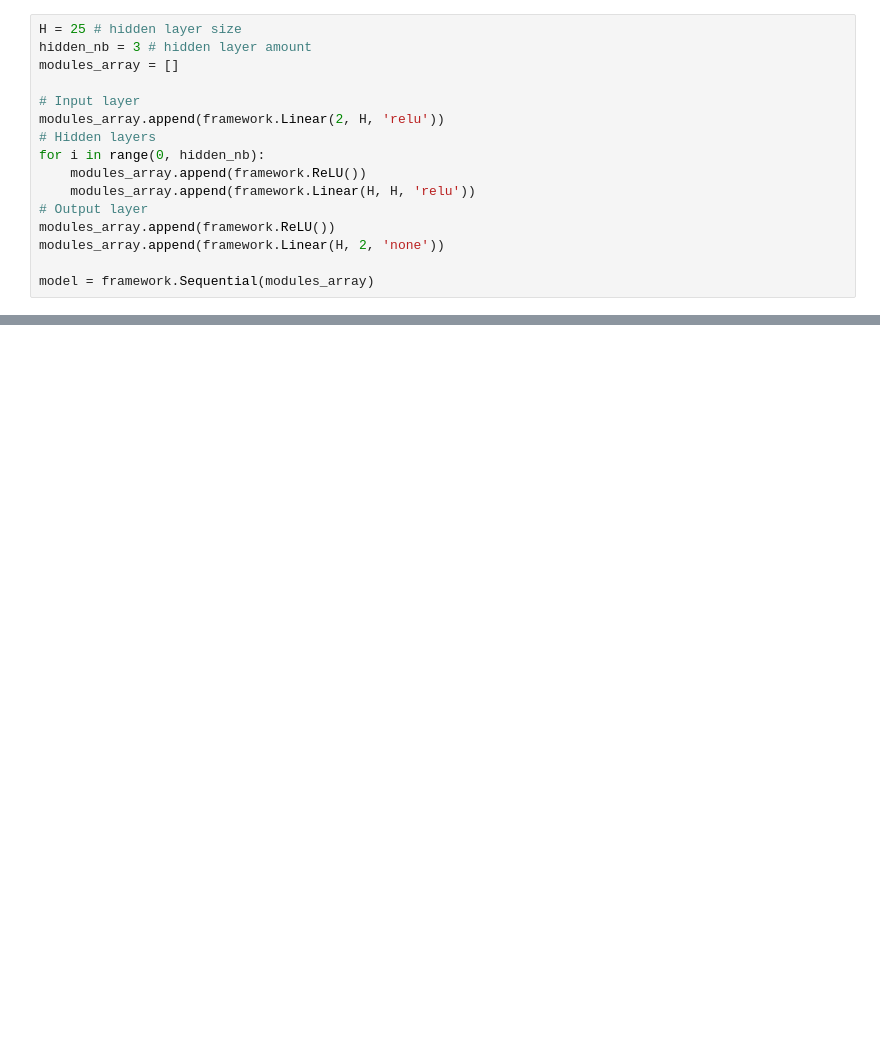
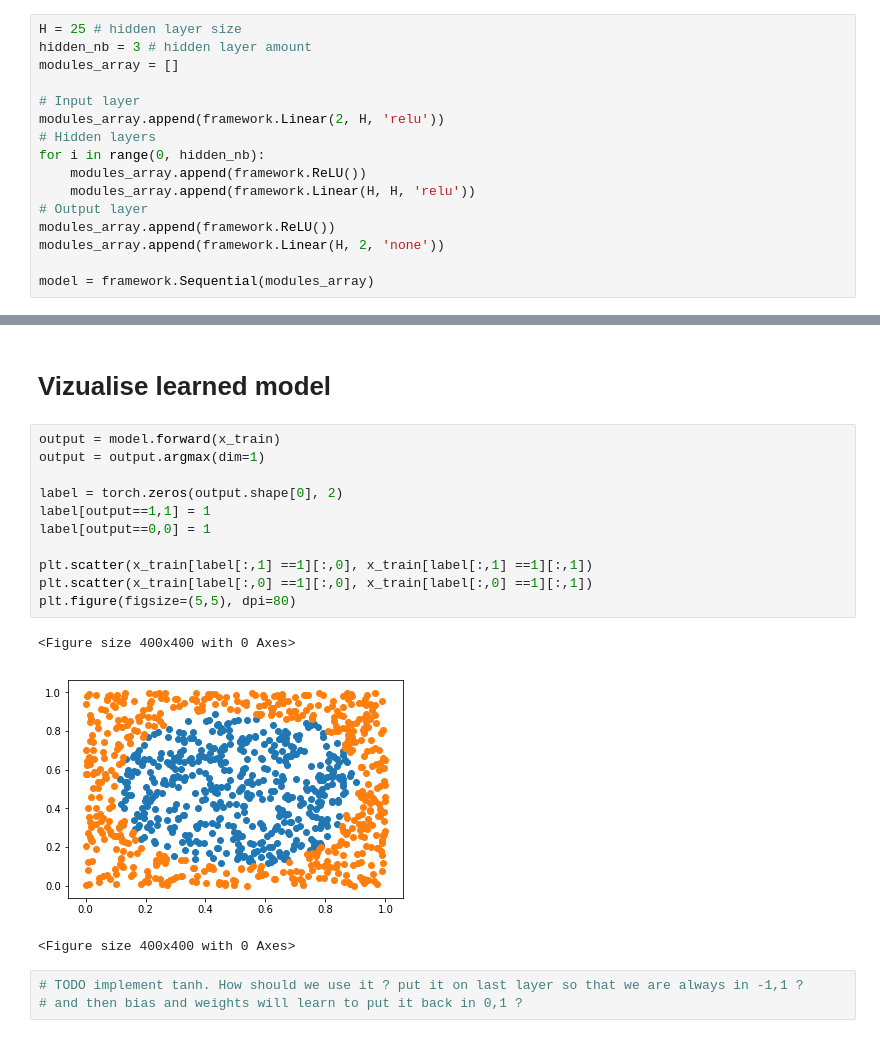
Before and after one commit to Didi-26/DeepLearningProjects, a Jupyter notebook: Proj2/Hugo/testing.ipynb, the cells around one changed output, grey strips where cells are left out. Cells and saved outputs as stored; diff of their text form; blank space fills up the shorter version.

```diff
--- a/Proj2/Hugo/testing.ipynb
+++ b/Proj2/Hugo/testing.ipynb
@@ -92,0 +121,20 @@ loss_hist = train(model, x_train, y_train)
+# %% [markdown]
+# Vizualise learned model
+# %%
+output = model.forward(x_train)
+output = output.argmax(dim=1)
+
+label = torch.zeros(output.shape[0], 2)
+label[output==1,1] = 1
+label[output==0,0] = 1
+
+plt.scatter(x_train[label[:,1] ==1][:,0], x_train[label[:,1] ==1][:,1])
+plt.scatter(x_train[label[:,0] ==1][:,0], x_train[label[:,0] ==1][:,1])
+plt.figure(figsize=(5,5), dpi=80)
+# %% [output]
+<Figure size 400x400 with 0 Axes>
+[figure, added]
+<Figure size 400x400 with 0 Axes>
+# %%
+# TODO implement tanh. How should we use it ? put it on last layer so that we are always in -1,1 ?
+# and then bias and weights will learn to put it back in 0,1 ?
```
Also changed, not shown: parts of 11 cells of this notebook, 1 other file.
